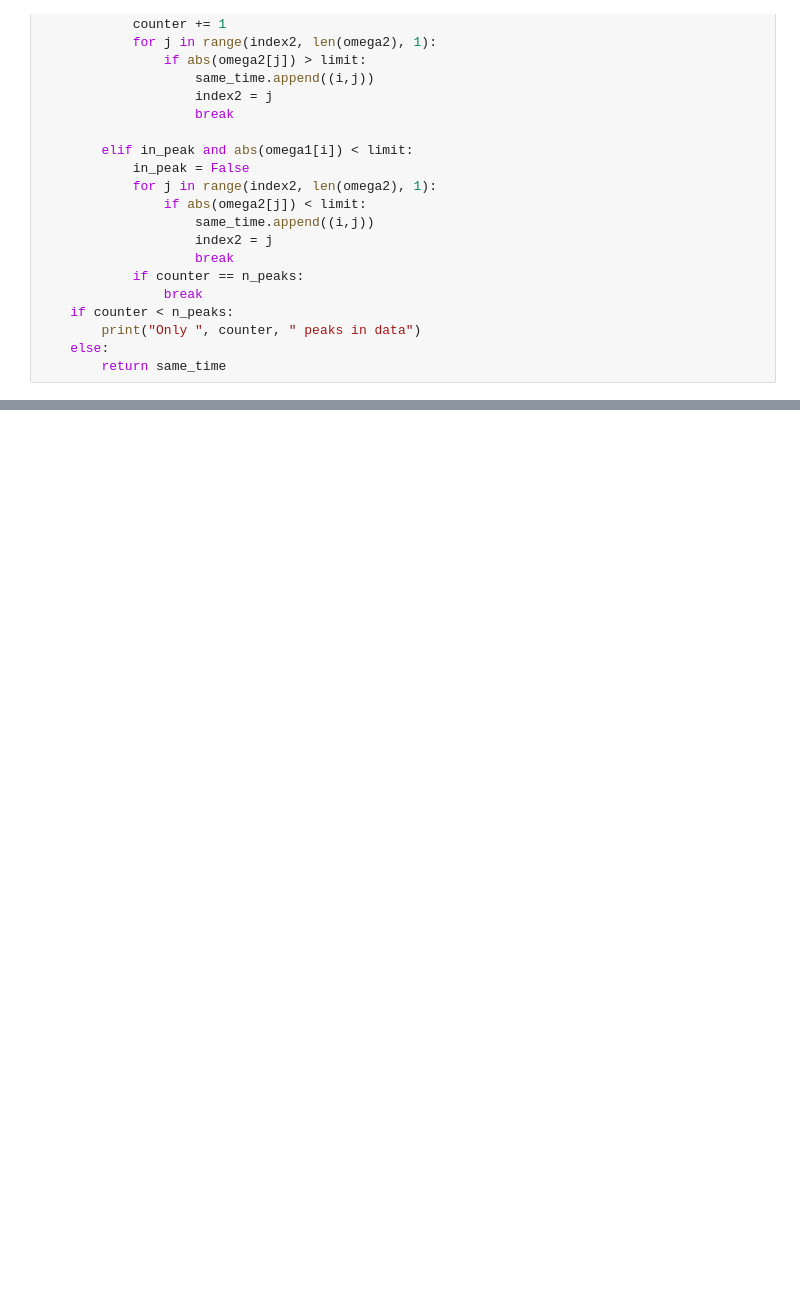
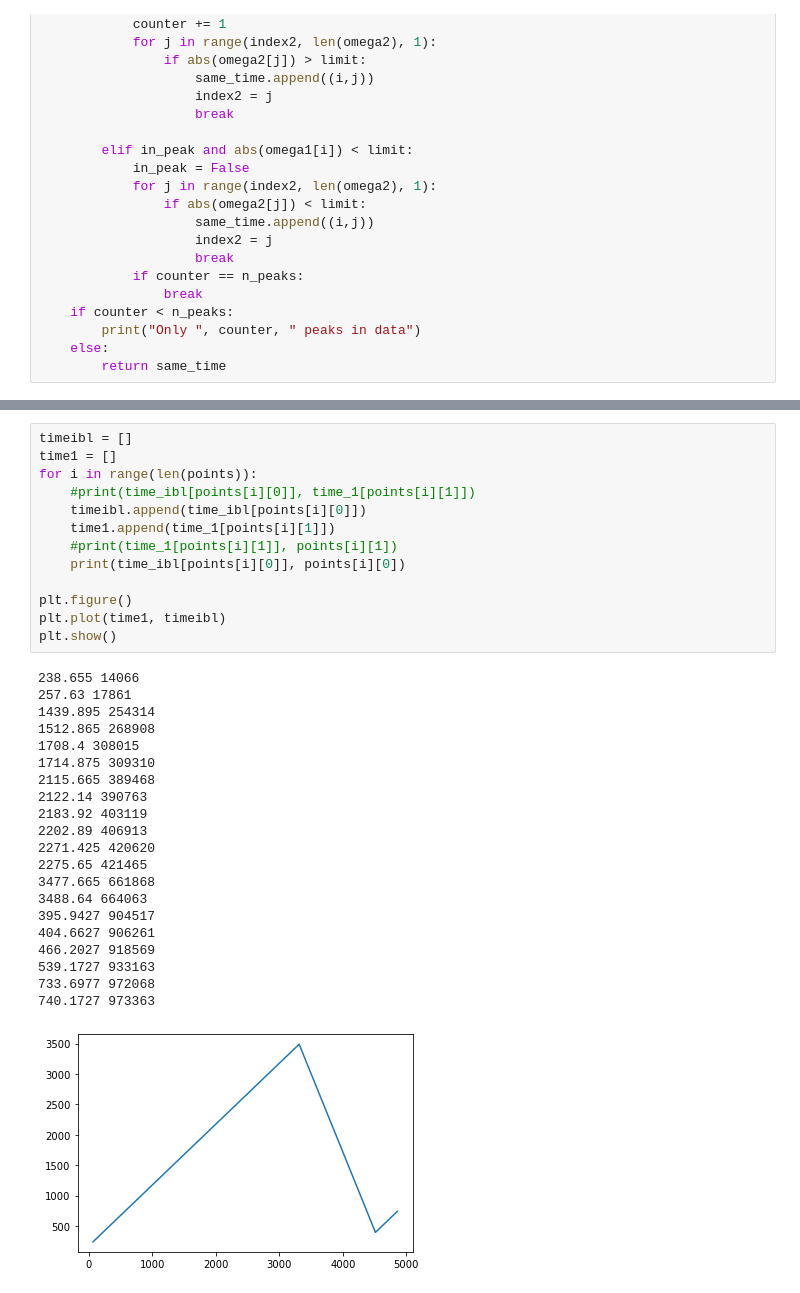
Before and after one commit to lubluchipsy/calibrovka, a Jupyter notebook: времена.ipynb, the cells around one changed output, grey strips where cells are left out. Drawn from its saved outputs; the diff is of its cells as text; blank space fills up the shorter version.

```diff
--- a/времена.ipynb
+++ b/времена.ipynb
@@ -135,0 +136,35 @@ for i in range(len(points)):
+# %%
+timeibl = []
+time1 = []
+for i in range(len(points)):
+    #print(time_ibl[points[i][0]], time_1[points[i][1]])
+    timeibl.append(time_ibl[points[i][0]])
+    time1.append(time_1[points[i][1]])
+    #print(time_1[points[i][1]], points[i][1])
+    print(time_ibl[points[i][0]], points[i][0])
+
+plt.figure()
+plt.plot(time1, timeibl)
+plt.show()
+# %% [output]
+238.655 14066
+257.63 17861
+1439.895 254314
+1512.865 268908
+1708.4 308015
+1714.875 309310
+2115.665 389468
+2122.14 390763
+2183.92 403119
+2202.89 406913
+2271.425 420620
+2275.65 421465
+3477.665 661868
+3488.64 664063
+395.9427 904517
+404.6627 906261
+466.2027 918569
+539.1727 933163
+733.6977 972068
+740.1727 973363
+[figure, added]
```
Also changed, not shown: parts of 7 cells of this notebook.
